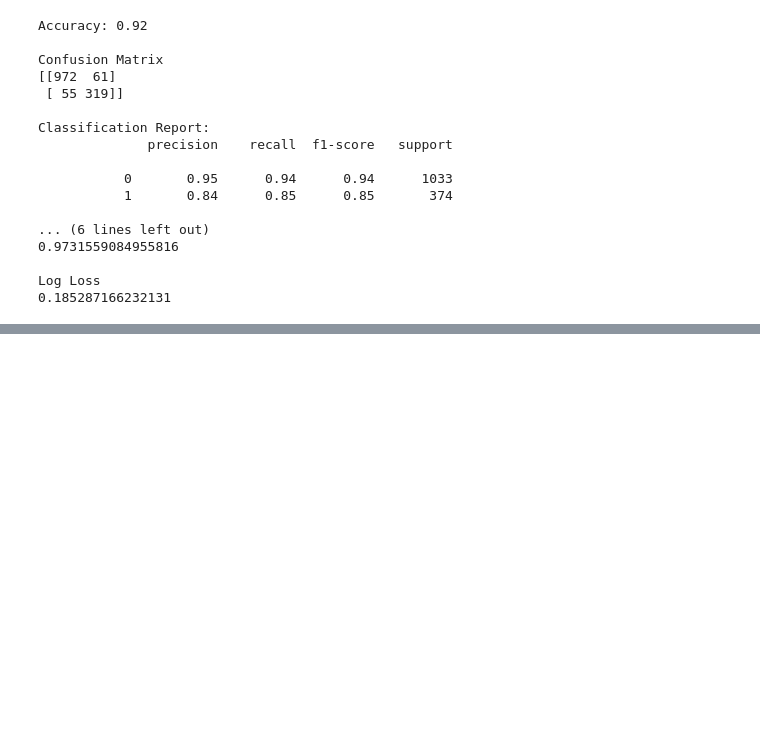
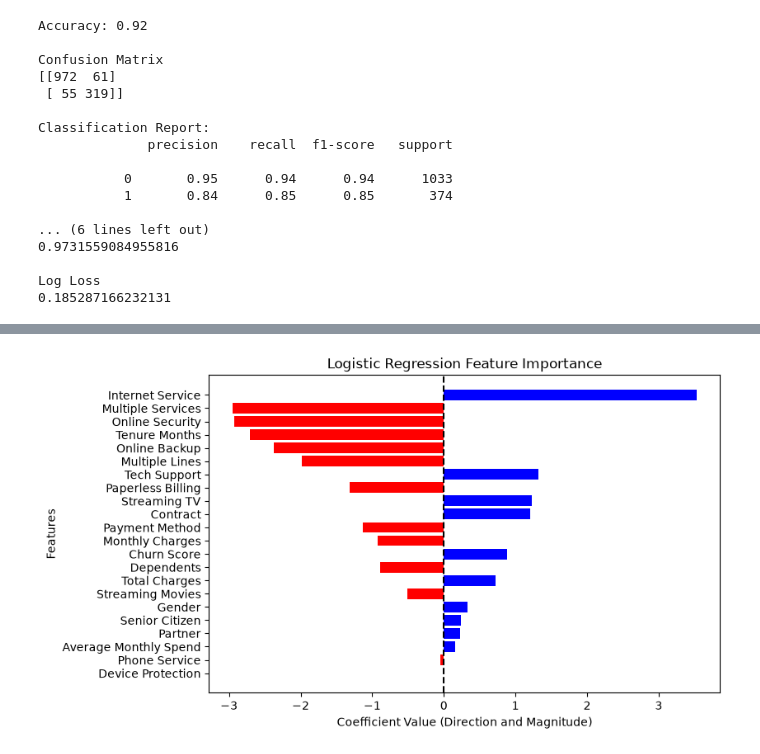
Before and after one commit to Reyal335/Telco-churn-analysis, a Jupyter notebook: notebooks/03_churn_model.ipynb, the cells around one changed output, grey strips where cells are left out. Saved outputs shown, nothing was run; the diff lists cells and outputs as text; code cells hidden in the pictures; blank space fills up the shorter version.

Commit message:
churn drivers visualization

```diff
--- a/notebooks/03_churn_model.ipynb
+++ b/notebooks/03_churn_model.ipynb
@@ -126,0 +145,13 @@ Log Loss
+# %%
+coefficients = model.coef_[0]
+feature_importance = pd.DataFrame({
+    'Feature': X_train.columns.tolist(),
+    'Coefficients': coefficients
+})
+
+feature_importance['Absolute Importance'] = feature_importance['Coefficients'].abs()
+
+
+feature_importance.sort_values(by='Absolute Importance', inplace=True, ascending=False)
+print("==== Feature Importance Table =====\n")
+print(feature_importance)
@@ -126,0 +178,12 @@ Log Loss
+# %%
+plt.figure(figsize=(8, 5))
+colors = ["red" if c < 0 else "blue" for c in feature_importance["Coefficients"]]
+plt.barh(feature_importance["Feature"], feature_importance["Coefficients"], color=colors)
+plt.axvline(x=0, color="black", linestyle="--")
+plt.xlabel("Coefficient Value (Direction and Magnitude)")
+plt.ylabel("Features")
+plt.title("Logistic Regression Feature Importance")
+plt.gca().invert_yaxis()
+plt.show()
+# %% [output]
+[figure, added]
```
Also changed, not shown: parts of 4 cells of this notebook.
